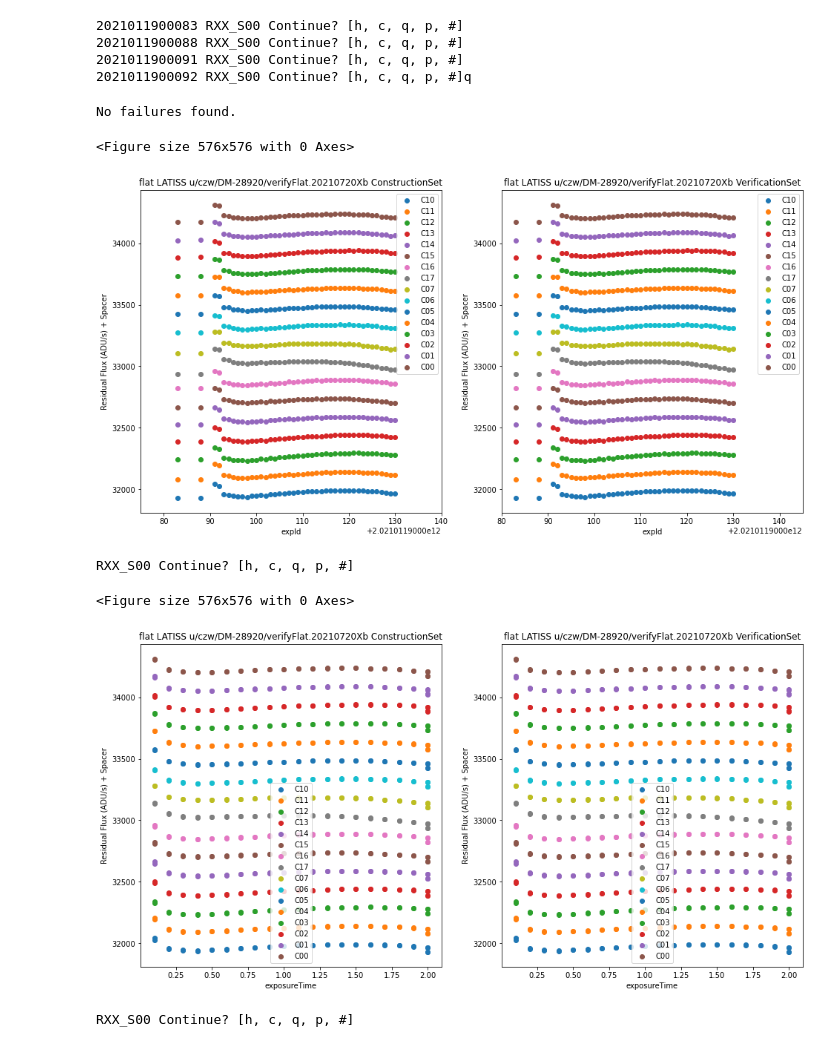
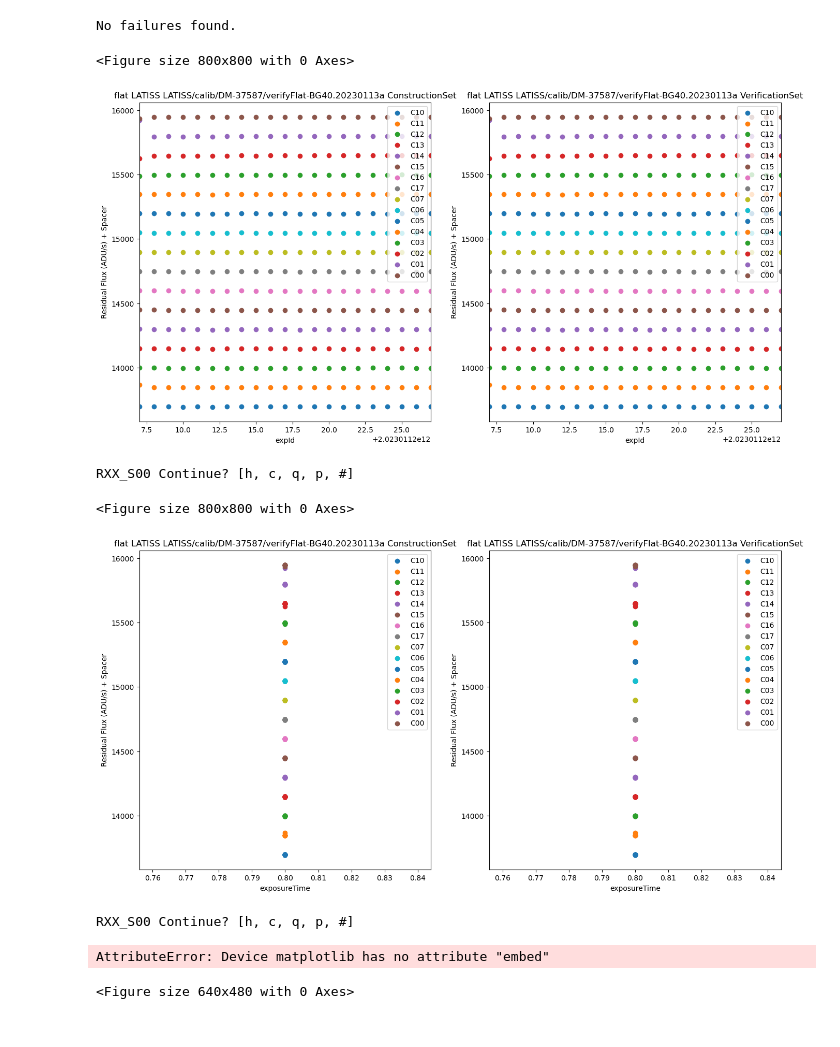
Before and after one commit to lsst/cp_verify, a Jupyter notebook: examples/cpVerifyFlat.ipynb, the cells around one changed output. Drawn from its saved outputs; the diff is of its cells as text; code cells hidden in the pictures.

Commit message:
Update FLAT verify notebook.

```diff
--- a/examples/cpVerifyFlat.ipynb
+++ b/examples/cpVerifyFlat.ipynb
@@ -10,18 +10,18 @@ import lsst.afw.display as afwDisplay
 
 # Which calibration type to analyse.
 calibType = 'flat'
-physical_filter = 'empty~empty'
+physical_filter = 'BG40_65mm_1~empty'
 # Camera
 cameraName = 'LATISS'
 
 # Set which display to use.
 afwDisplay.setDefaultBackend("astrowidgets")
 
+# Collection that the calibration was constructed in.
+genCollection = 'LATISS/calib/DM-37587/flatGen-BG40.20230113a'
 # Collection name containing the verification outputs.
-verifyCollection = 'u/czw/DM-28920/verifyFlat.20210720Xb'
-# Collection that the calibration was constructed in.
-genCollection = 'u/czw/DM-28920/flatGen.20210720Xb'
+verifyCollection = 'LATISS/calib/DM-37587/verifyFlat-BG40.20230113a'
 # %%
 # Get butler and camera
-butler = dB.Butler("/repo/main/", collections=[verifyCollection, genCollection])
+butler = dB.Butler("/repo/embargo/", collections=[verifyCollection, genCollection])
 camera = butler.get('camera', instrument=cameraName)
@@ -79,31 +54,3 @@ utils.failureTable(runStats)
-# %%
-# This block allows the residual images to be scanned for concerns.
-blinkResiduals = True
-if blinkResiduals:
-    continueDisplay = True
-    skipNumber = 0
-    for exposureId, stats in runStats.items():
-        for detector in camera:
-            if skipNumber > 0:
-                skipNumber -= 1
-                continue
-
-            detId = detector.getId()
-            residual = butler.get('verifyFlatProc', instrument=cameraName, exposure=exposureId, detector=0)
-            detStats = butler.get('verifyFlatDetStats', instrument=cameraName, exposure=exposureId, detector=0)
-            display.mtv(residual)
-            display.scale('linear', 'zscale', None)
-
-            continueDisplay, skipNumber = utils.interactiveBlock(f"{exposureId} {detector.getName()}", detStats)
-            if continueDisplay is False:
-                break
-        if continueDisplay is False:
-            break
-# %% [output]
-2021011900083 RXX_S00 Continue? [h, c, q, p, #]
-2021011900088 RXX_S00 Continue? [h, c, q, p, #]
-2021011900091 RXX_S00 Continue? [h, c, q, p, #]
-2021011900092 RXX_S00 Continue? [h, c, q, p, #]q
 # %%
 utils.plotFailures(runStats, camera, scaleFactor=8)
 # %% [output]
@@ -113,15 +58,18 @@ No failures found.
 # %%
 # Get data for mean(expTime) plot.
 ampMeans = {}
+expIds = []
 for detector in camera:
     ampMeans[detector.getName()] = {}
     for amp in detector.getAmplifiers():
         ampMeans[detector.getName()][amp.getName()] = {'ID': [], 'EXPTIME': [], 'MEAN': []}
 
 for exposureId, stats in runStats.items():
-    expTime = next(butler.registry.queryDimensionRecords('exposure',
-                                                         instrument=cameraName,
-                                                         exposure=exposureId)).exposure_time
+    z = butler.registry.queryDimensionRecords('exposure',
+                                              instrument=cameraName, exposure=exposureId)
+    expTime = list(z)[0].exposure_time
+    expIds.append(exposureId)
+
     for detector in camera:
         detId = detector.getId()
         detStats = butler.get('verifyFlatDetStats', instrument=cameraName, exposure=exposureId, detector=detId)
@@ -134,37 +82,37 @@ for exposureId, stats in runStats.items():
 # %%
 # Plot flux as a function of exposure id, to look for time trends.
 continueDisplay = True
 for detector in camera:
     detName = detector.getName()
 
     horizontalSpace = 0.0
     verticalSpace = 150
     plt.figure(figsize=(8, 8))
     fig, axes = plt.subplots(1, 2, figsize=(2 * 8, 8))
     for axis, chunk in zip(axes, [0, 1]):
         for spacer, amp in enumerate(detector.getAmplifiers()):
             axis.scatter(np.array(ampMeans[detName][amp.getName()]['ID']) + horizontalSpace * spacer,
                          np.array(ampMeans[detName][amp.getName()]['MEAN']) /
                          np.array(ampMeans[detName][amp.getName()]['EXPTIME']) + verticalSpace * spacer,
                         label=amp.getName())
         axis.set_xlabel("expId")
         axis.set_ylabel("Residual Flux (ADU/s) + Spacer")
 
 
         if chunk == 0:
-            axis.set_xlim(2021011900075, 2021011900140)
+            axis.set_xlim(min(expIds), max(expIds)) # This may need editing.
             axis.set_title(f"{calibType} {cameraName} {verifyCollection} ConstructionSet")
         else:
-            axis.set_xlim(2021011900080, 2021011900145)
+            axis.set_xlim(min(expIds), max(expIds)) # This may need editing.
             axis.set_title(f"{calibType} {cameraName} {verifyCollection} VerificationSet")
         axis.legend()
     plt.show()
     continueDisplay, skipNumber = utils.interactiveBlock(detName, {})
     if continueDisplay is False:
         break
 # %% [output]
-<Figure size 576x576 with 0 Axes>
+<Figure size 800x800 with 0 Axes>
-[figure, old version]
+[figure, new version]
 RXX_S00 Continue? [h, c, q, p, #]
 # %%
 # Plot flux as a function of exposure time, to confirm the residual is flat.
@@ -196,6 +144,12 @@ for detector in camera:
     if continueDisplay is False:
         break
 # %% [output]
-<Figure size 576x576 with 0 Axes>
+<Figure size 800x800 with 0 Axes>
-[figure, old version]
+[figure, new version]
 RXX_S00 Continue? [h, c, q, p, #]
+# %%
+display = afwDisplay.Display(dims=(1000, 1000))
+display.embed()
+# %% [output]
+AttributeError: Device matplotlib has no attribute "embed"
+<Figure size 640x480 with 0 Axes>
```
Also changed, not shown: parts of 8 cells of this notebook.
